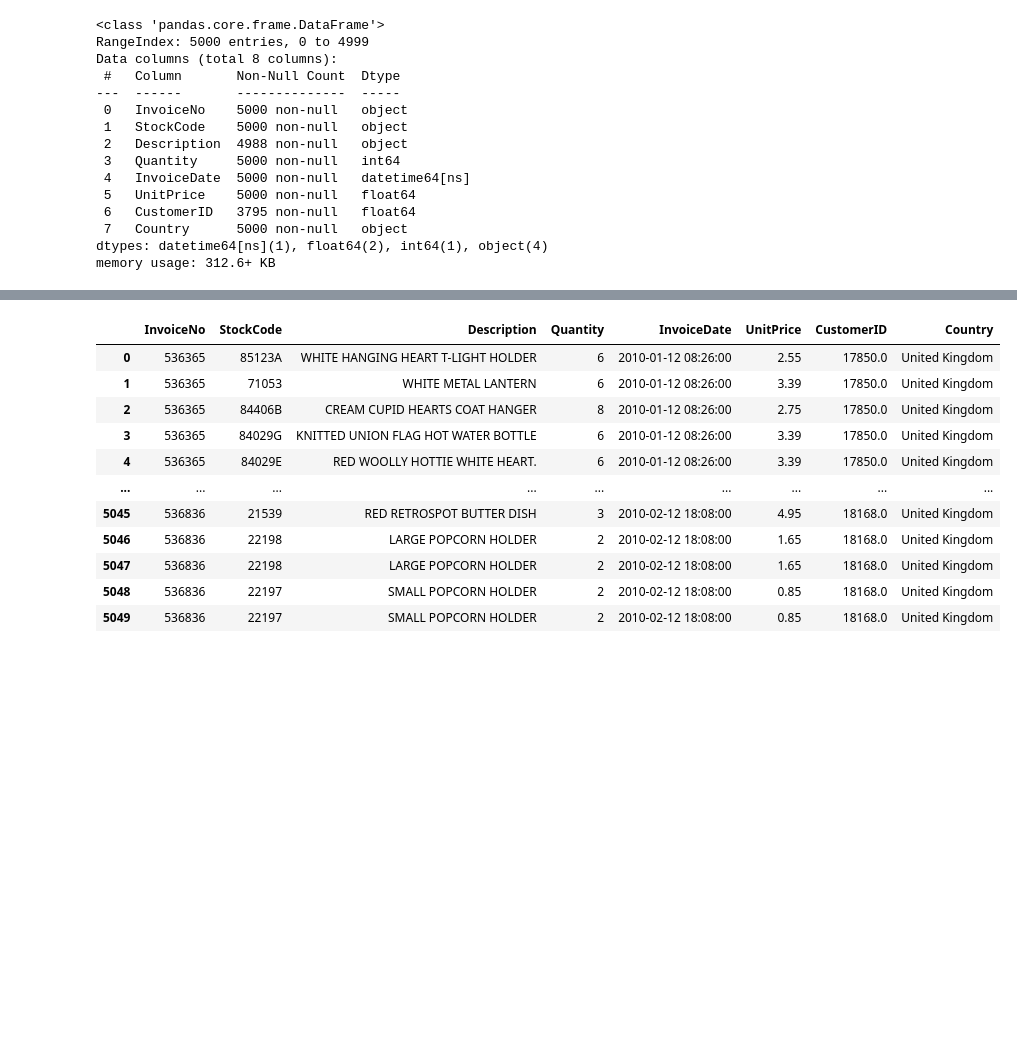
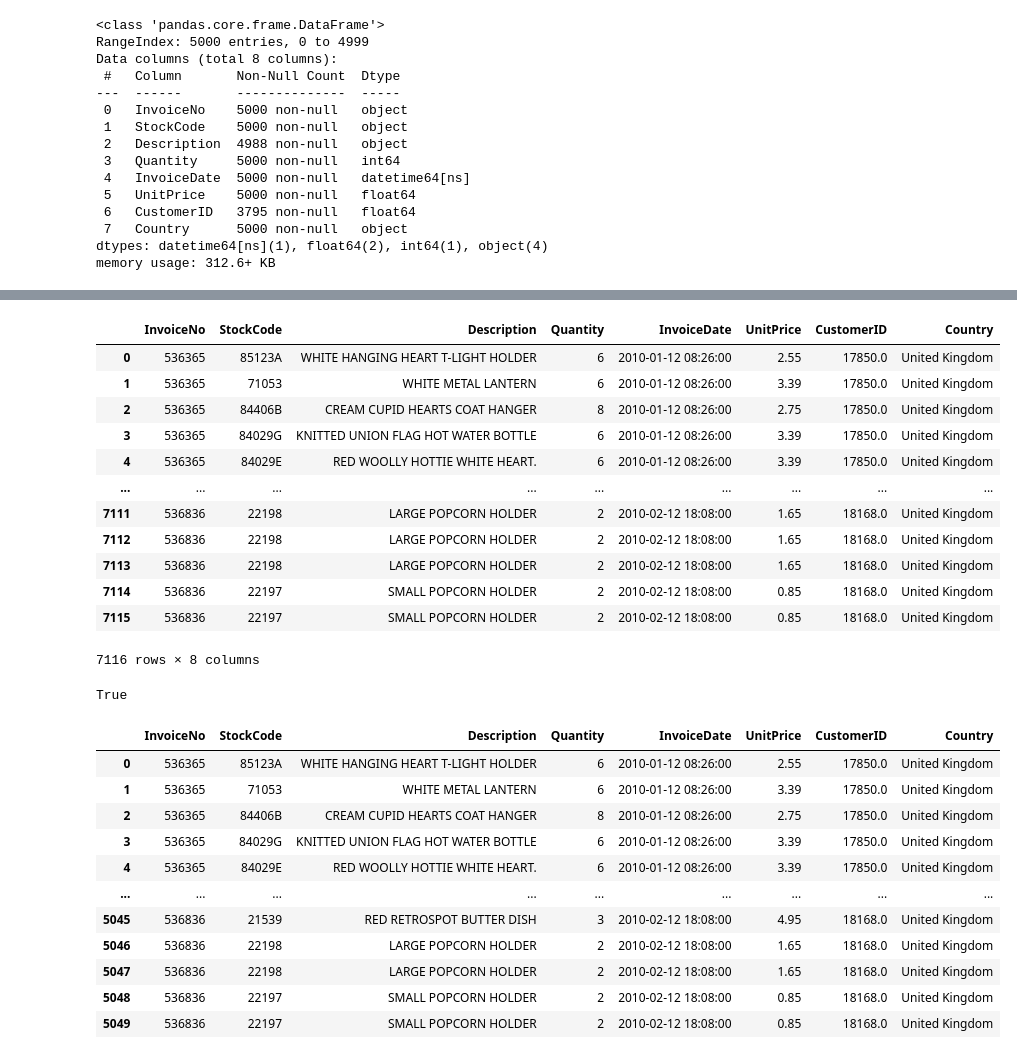
Before and after one commit to joeltanwr/DirtyDF, a Jupyter notebook: example.ipynb, the cells around one changed output, grey strips where cells are left out. Drawn from its saved outputs; the diff is of its cells as text; code cells hidden in the pictures; blank space fills up the shorter version.

```diff
--- a/example.ipynb
+++ b/example.ipynb
@@ -47,0 +72,17 @@ c.transform_all()
+# %%
+ex2 = c.transform_all(ddf2)
+ex2.get_finalDF()
+# %% [output]
+|  | InvoiceNo | StockCode | Description | Quantity | InvoiceDate | UnitPrice | CustomerID | Country |
+| 0 | 536365 | 85123A | WHITE HANGING HEART T-LIGHT HOLDER | 6 | 2010-01-12 08:26:00 | 2.55 | 17850.0 | United Kingdom |
+| 1 | 536365 | 71053 | WHITE METAL LANTERN | 6 | 2010-01-12 08:26:00 | 3.39 | 17850.0 | United Kingdom |
+| 2 | 536365 | 84406B | CREAM CUPID HEARTS COAT HANGER | 8 | 2010-01-12 08:26:00 | 2.75 | 17850.0 | United Kingdom |
+| 3 | 536365 | 84029G | KNITTED UNION FLAG HOT WATER BOTTLE | 6 | 2010-01-12 08:26:00 | 3.39 | 17850.0 | United Kingdom |
+| 4 | 536365 | 84029E | RED WOOLLY HOTTIE WHITE HEART. | 6 | 2010-01-12 08:26:00 | 3.39 | 17850.0 | United Kingdom |
+| ... | ... | ... | ... | ... | ... | ... | ... | ... |
+| 7111 | 536836 | 22198 | LARGE POPCORN HOLDER | 2 | 2010-02-12 18:08:00 | 1.65 | 18168.0 | United Kingdom |
+| 7112 | 536836 | 22198 | LARGE POPCORN HOLDER | 2 | 2010-02-12 18:08:00 | 1.65 | 18168.0 | United Kingdom |
+| 7113 | 536836 | 22198 | LARGE POPCORN HOLDER | 2 | 2010-02-12 18:08:00 | 1.65 | 18168.0 | United Kingdom |
+| 7114 | 536836 | 22197 | SMALL POPCORN HOLDER | 2 | 2010-02-12 18:08:00 | 0.85 | 18168.0 | United Kingdom |
+| 7115 | 536836 | 22197 | SMALL POPCORN HOLDER | 2 | 2010-02-12 18:08:00 | 0.85 | 18168.0 | United Kingdom |
+7116 rows × 8 columns
@@ -48,2 +95,6 @@ c.transform_all()
+# %%
+ex3.get_finalDF().equals(ex4.get_finalDF()) # Verifying seed works
+# %% [output]
+True
 # %%
 # DF after the first step
```
Also changed, not shown: parts of 12 cells of this notebook, 2 other files.
